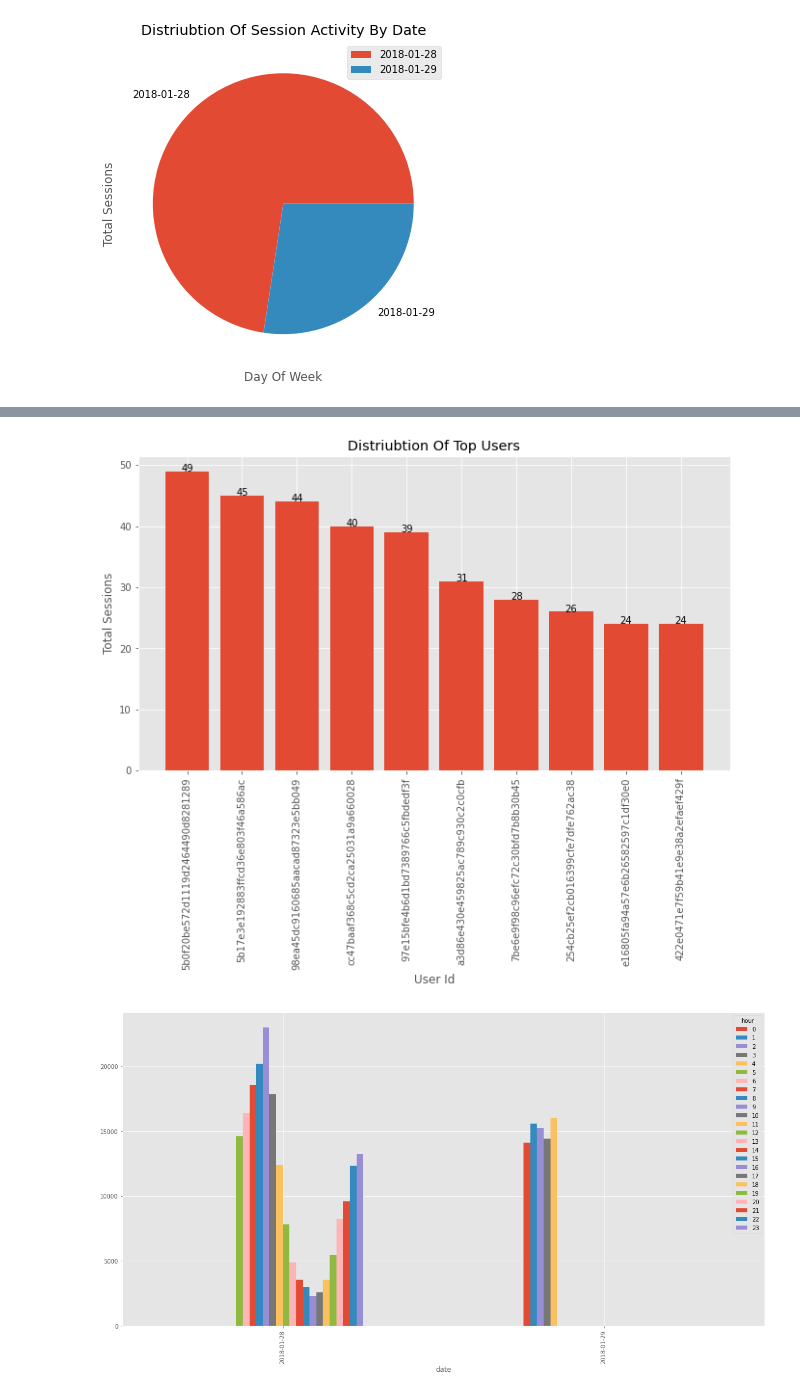
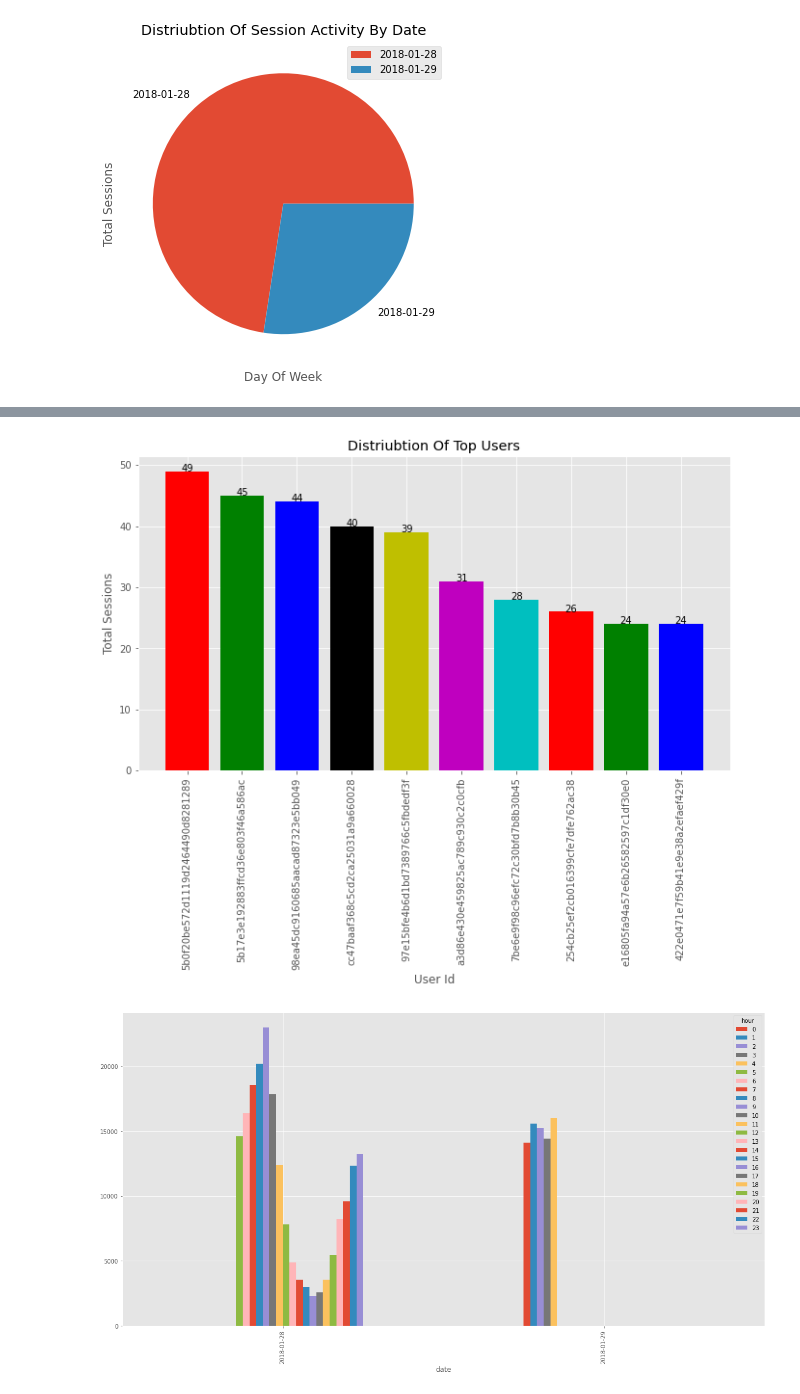
Before and after one commit to christophersingh/Airtime, a Jupyter notebook: Airtime.ipynb, the cells around one changed output, grey strips where cells are left out. Cells and saved outputs as stored; diff of their text form; code cells hidden in the pictures.

```diff
--- a/Airtime.ipynb
+++ b/Airtime.ipynb
@@ -832,9 +801,9 @@ df
 # %% [markdown]
 Distribution of activity by day of week
 # %%
-day = df.groupby(['day_of_week']).count()
+day = df.groupby(['day_of_week'], sort=False).count()
 plt.figure(figsize=(8, 6))
-plt.bar(day.index, day.user)
+plt.bar(day.index, day.user, color='rb')
 for i in range(len(day.index)):
         plt.text(i, day.user[i], day.user[i], ha = 'center')
 plt.xlabel('Day Of Week')
@@ -880,16 +850,16 @@ plt.show()
 # %%
 helper = q3[q3['room']>=3].sort_values(by='room',ascending=False).head(10)
 plt.figure(figsize=(11, 6))
-plt.bar(helper.index, helper.room)
+plt.bar(helper.index, helper.room, color = 'rgbkymc')
 for i in range(len(helper.index)):
         plt.text(i, helper.room[i], helper.room[i], ha = 'center')
 plt.xlabel('User Id')
 plt.xticks(rotation=90)
 plt.ylabel('Total Sessions')
 plt.title('Distriubtion Of Top Users')
 plt.show()
 # %% [output]
-[figure, old version]
+[figure, new version]
 # %%
 pd.crosstab(df['date'],df['hour']).plot.bar()
 pass;
```
Also changed, not shown: parts of 31 cells of this notebook.
